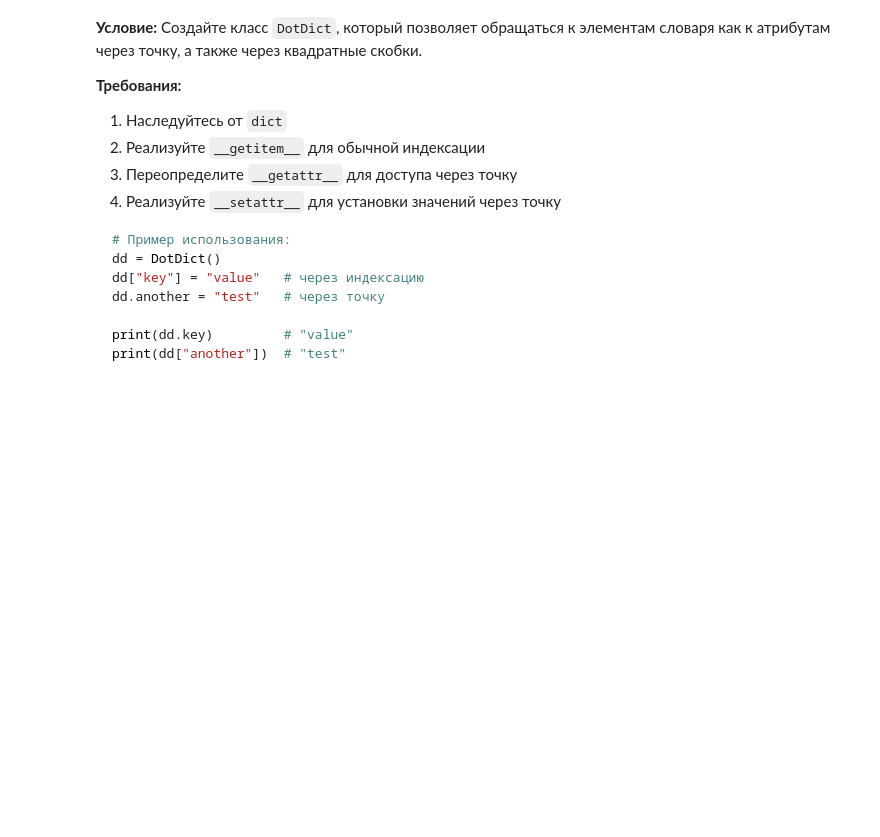
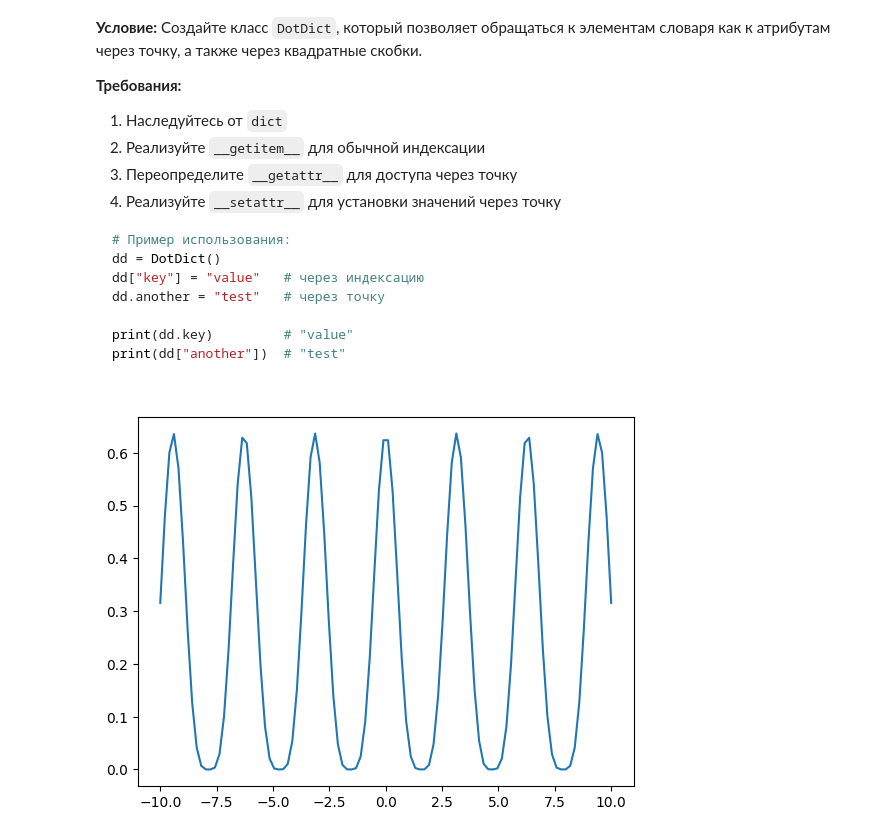
Before and after one commit to ZebraHead22/Python_OOP, a Jupyter notebook: seminars/seminar_08.ipynb, the cells around one changed output. Drawn from its saved outputs; the diff is of its cells as text; code cells hidden in the pictures; blank space fills up the shorter version.

```diff
--- a/seminars/seminar_08.ipynb
+++ b/seminars/seminar_08.ipynb
@@ -296,3 +397,22 @@ dd.another = "test"   # через точку
 
 print(dd.key)         # "value"
 print(dd["another"])  # "test"
+# %%
+import numpy as np
+import math
+from matplotlib import pyplot as plt
+
+class Diff:
+    pass
+
+
+@Diff
+def Graph(x, y):
+    X = np.linspace(x,y, 100)
+    Y = 2 * np.cos(X) ** 4/math.pi
+    plt.plot(X, Y)
+    plt.show()
+
+Graph(-10, 10)
+# %% [output]
+[figure, added]
```
Also changed, not shown: parts of 3 cells of this notebook, 1 other file.
